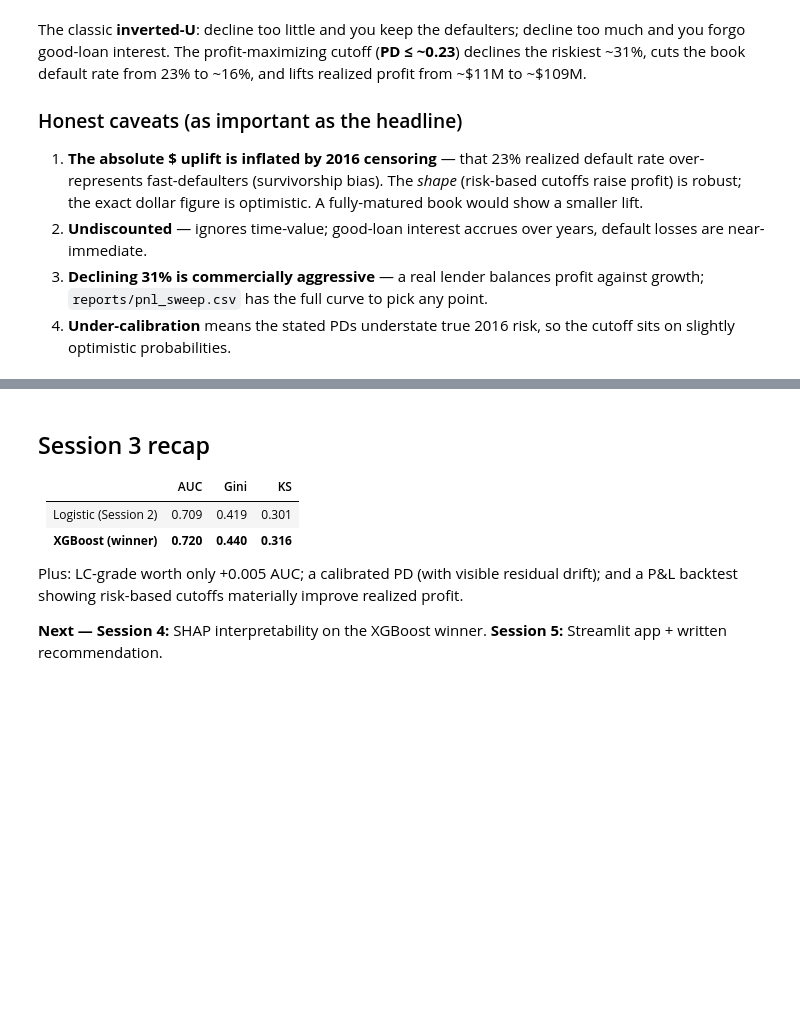
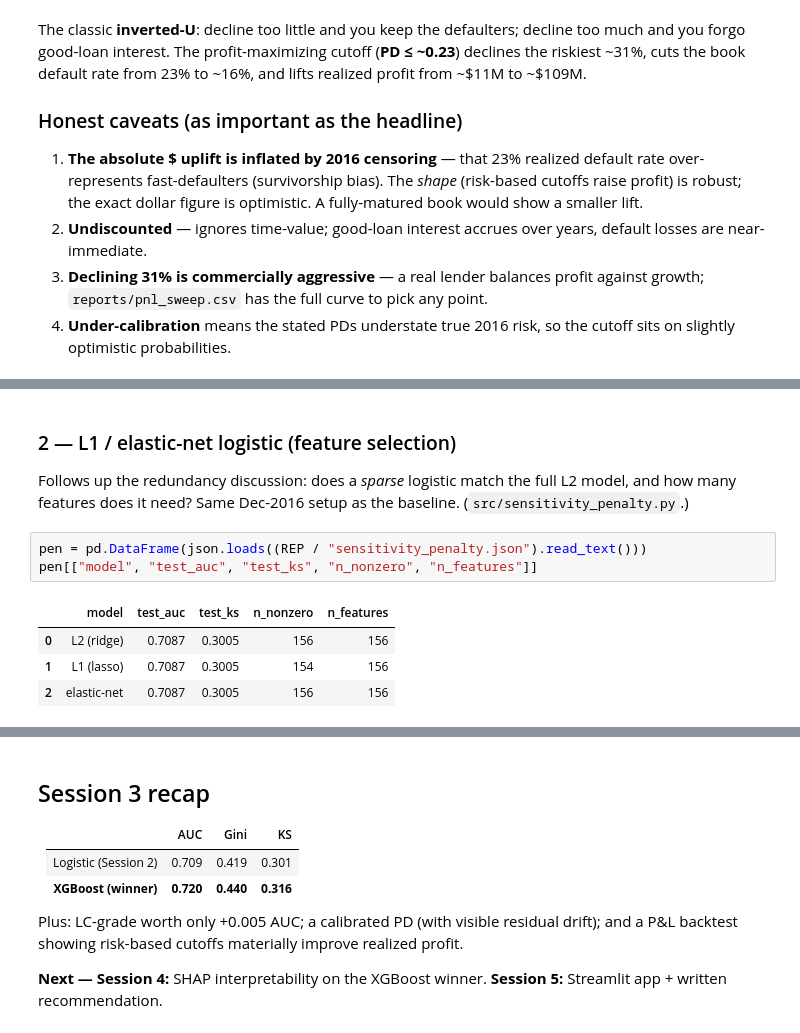
Before and after one commit to GFS418/Lending_Club_Credit_Risk_Model, a Jupyter notebook: notebooks/03_model_bakeoff.ipynb, the cells around one changed output, grey strips where cells are left out. Saved outputs shown, nothing was run; the diff lists cells and outputs as text; blank space fills up the shorter version.

```diff
--- a/notebooks/03_model_bakeoff.ipynb
+++ b/notebooks/03_model_bakeoff.ipynb
@@ -138,0 +190,14 @@ decline too much and you forgo good-loan interest. The profit-maximizing cutoff
+# %% [markdown]
+### 2 — L1 / elastic-net logistic (feature selection)
+
+Follows up the redundancy discussion: does a *sparse* logistic match the full L2
+model, and how many features does it need? Same Dec-2016 setup as the baseline.
+(`src/sensitivity_penalty.py`.)
+# %%
+pen = pd.DataFrame(json.loads((REP / "sensitivity_penalty.json").read_text()))
+pen[["model", "test_auc", "test_ks", "n_nonzero", "n_features"]]
+# %% [output]
+|  | model | test_auc | test_ks | n_nonzero | n_features |
+| 0 | L2 (ridge) | 0.7087 | 0.3005 | 156 | 156 |
+| 1 | L1 (lasso) | 0.7087 | 0.3005 | 154 | 156 |
+| 2 | elastic-net | 0.7087 | 0.3005 | 156 | 156 |
```
Also changed, not shown: parts of 5 cells of this notebook, 10 other files.
